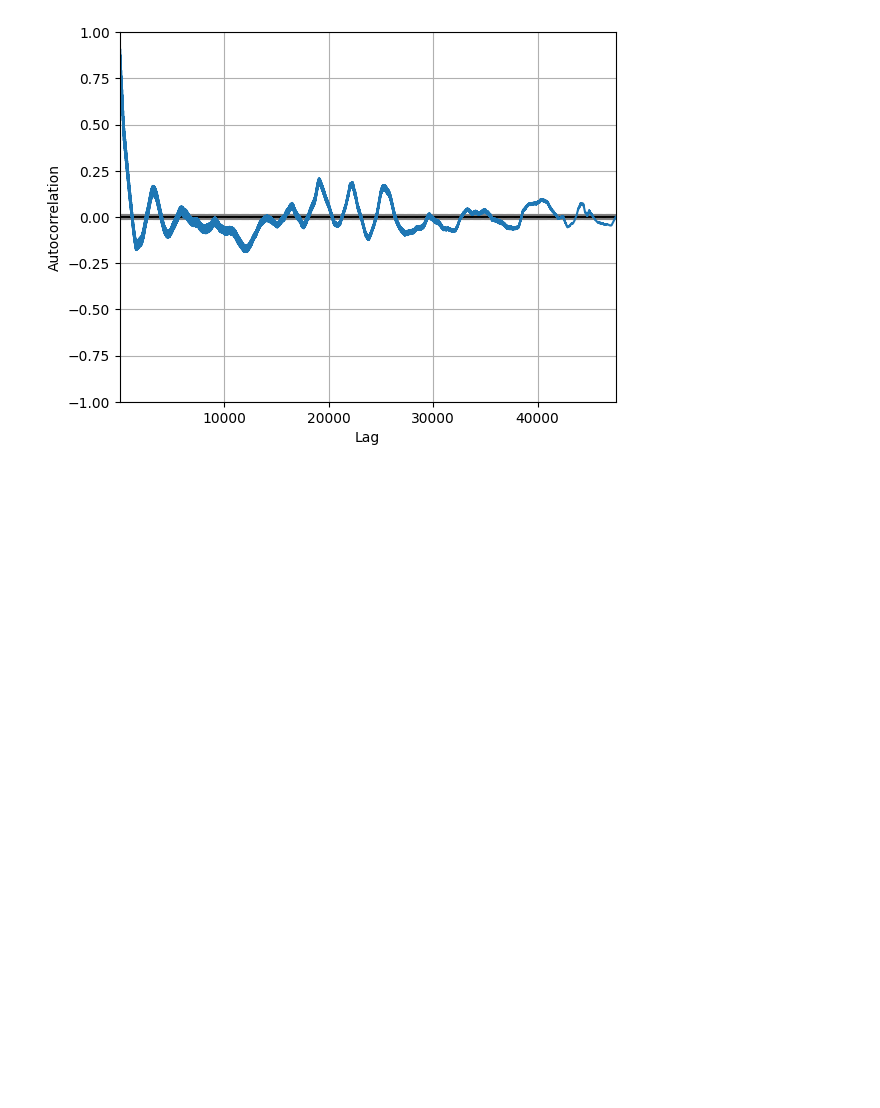
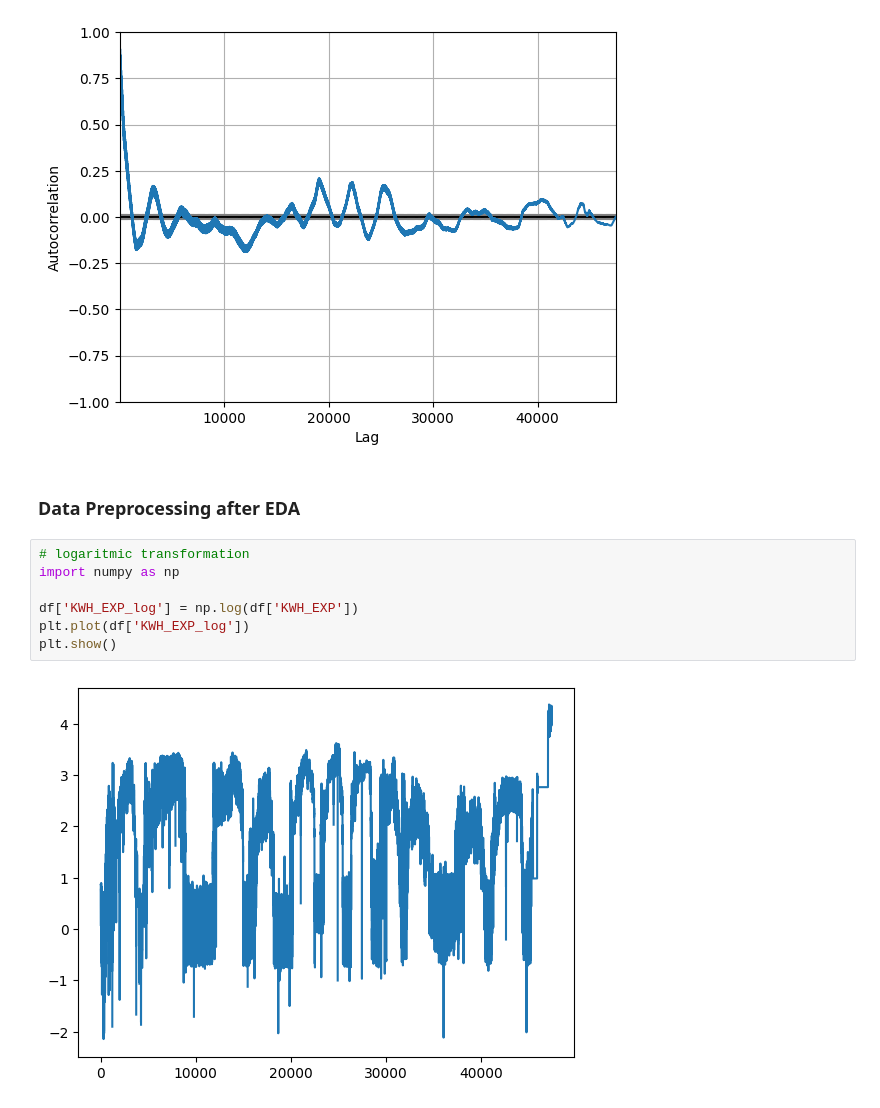
Before and after one commit to srikresna/electricity-usage-forecast, a Jupyter notebook: data-eda.ipynb, the cells around one changed output. Saved outputs shown, nothing was run; the diff lists cells and outputs as text; blank space fills up the shorter version.

Commit message:
feat: data eda

```diff
--- a/data-eda.ipynb
+++ b/data-eda.ipynb
@@ -130,3 +132,14 @@ autocorrelation_plot(df['KWH_EXP'])
 plt.show()
 # %% [output]
 [figure]
+# %% [markdown]
+### Data Preprocessing after EDA
+# %%
+# logaritmic transformation
+import numpy as np
+
+df['KWH_EXP_log'] = np.log(df['KWH_EXP'])
+plt.plot(df['KWH_EXP_log'])
+plt.show()
+# %% [output]
+[figure, added]
```
Also changed, not shown: parts of 21 cells of this notebook, 2 other files.
